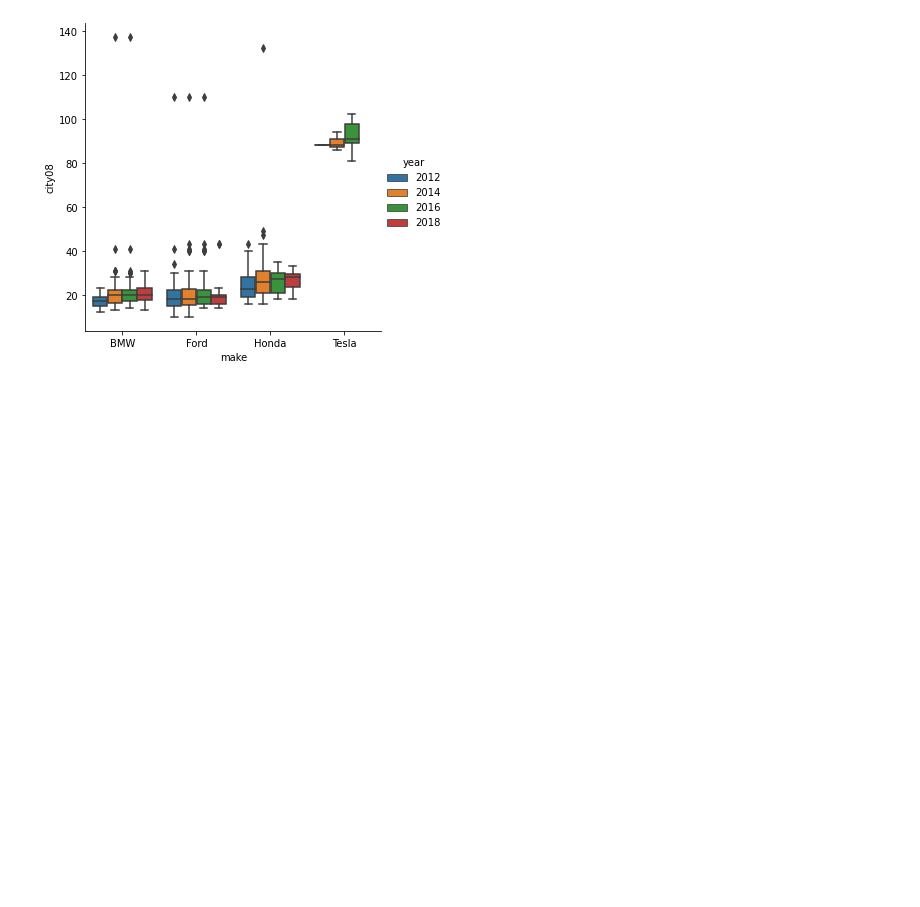
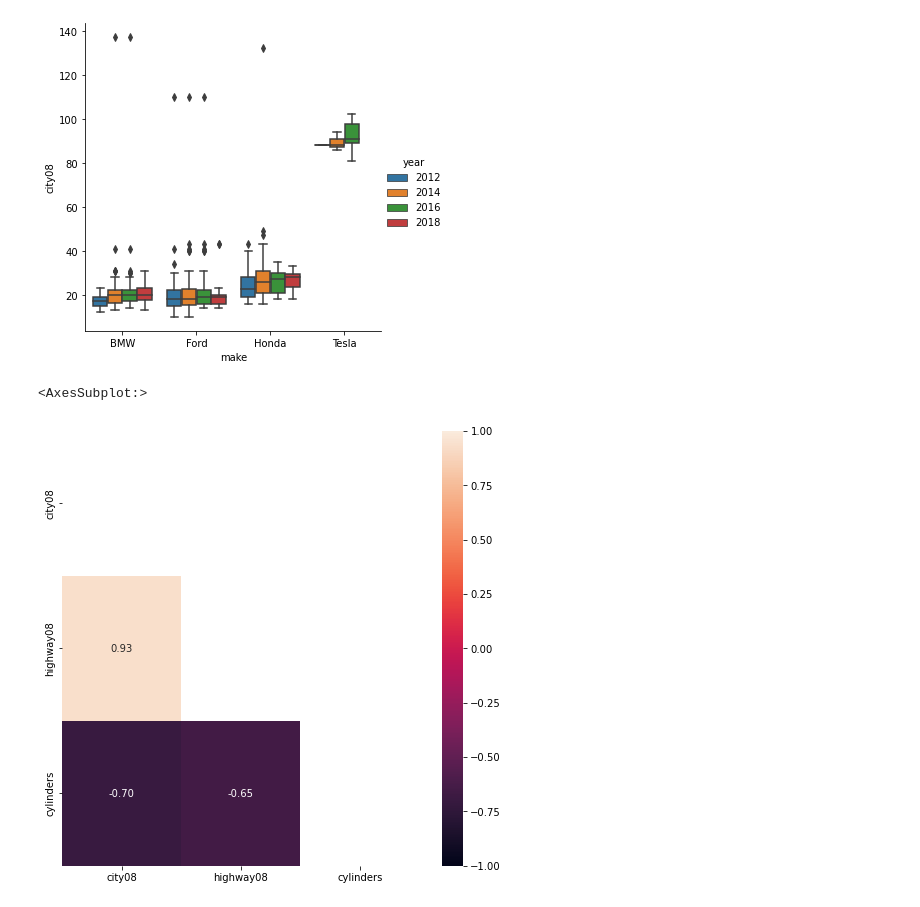
Before and after one commit to minstrel1149/pandas_practice-cookbook1, a Jupyter notebook: Pd_cookbook_1_chapter5.ipynb, the cells around one changed output. Drawn from its saved outputs; the diff is of its cells as text; code cells hidden in the pictures; blank space fills up the shorter version.

```diff
--- a/Pd_cookbook_1_chapter5.ipynb
+++ b/Pd_cookbook_1_chapter5.ipynb
@@ -180,3 +180,16 @@ g = sns.catplot(data=fueleco[mask], x='make', y='city08', kind='box')
 g = sns.catplot(data=fueleco[mask], x='make', y='city08', hue='year', hue_order=[2012, 2014, 2016, 2018], kind='box')
 # %% [output]
 [figure]
+# %%
+fig, ax = plt.subplots(figsize=(8, 8))
+# corr() 메서드 이용하여 상관관계 구하기 -> method='spearman' 인자 전달하면 스피어만 상관계수 사용 가능
+corr = fueleco[['city08', 'highway08', 'cylinders']].corr()
+# np.zeros_like() 함수를 통해 corr과 같은 array로 배열 생성
+mask = np.zeros_like(corr, dtype='bool')
+# np.triu_indices_from() 함수 이용하여 필요한 열만 남겨두기
+mask[np.triu_indices_from(mask)] = True
+# seaborn의 heatmap() 함수 이용하여 상관관계를 히트맵으로 표시
+sns.heatmap(corr, mask=mask, fmt='.2f', annot=True, vmin=-1, vmax=1)
+# %% [output]
+<AxesSubplot:>
+[figure, added]
```
Also changed, not shown: parts of 6 cells of this notebook, 1 other file.
